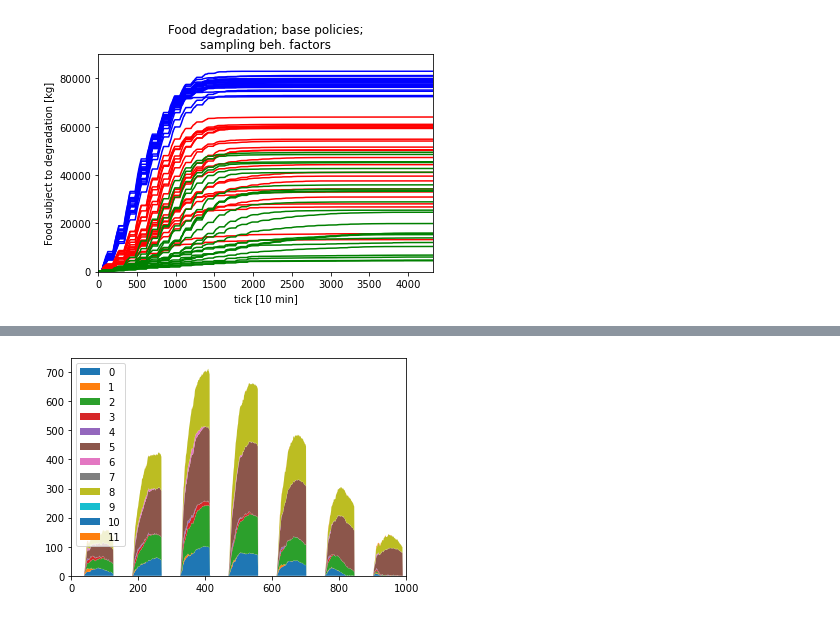
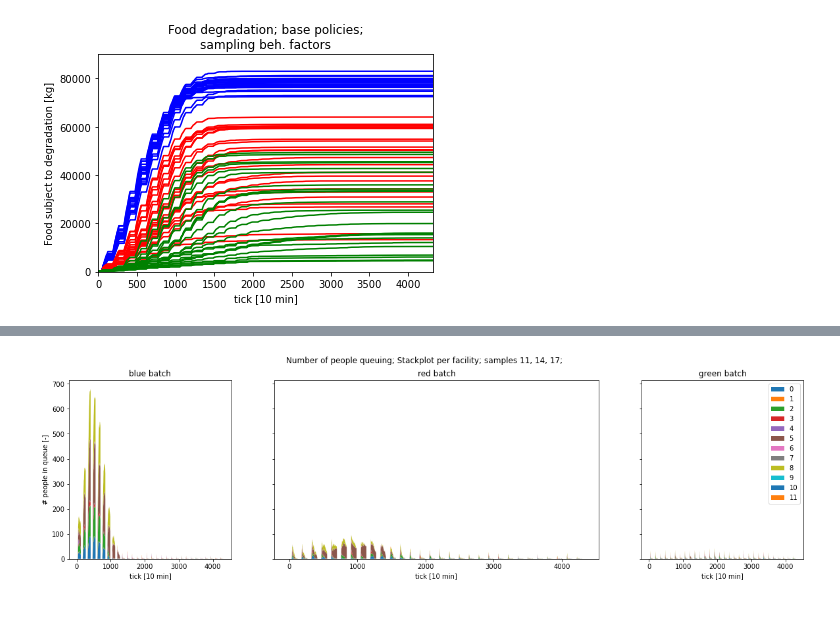
Before and after one commit to daanieo/FATM_ABM, a Jupyter notebook: results/sampling_base/Interpretation.ipynb, the cells around one changed output, grey strips where cells are left out. Saved outputs shown, nothing was run; the diff lists cells and outputs as text; code cells hidden in the pictures.

```diff
--- a/results/sampling_base/Interpretation.ipynb
+++ b/results/sampling_base/Interpretation.ipynb
@@ -117,18 +92,43 @@ plt.show()
-# %%
-# library
-import numpy as np
-import matplotlib.pyplot as plt
-import seaborn as sns
-
-# Data
-y = list()
-for i in range(12):
-    y.append(data.iloc[:4320,i+3])
-
-# Plot
-plt.xlim([0,1000])
-plt.stackplot(x,y, labels=range(0,12))
-plt.legend(loc='upper left')
-plt.show()
-# %% [output]
-[figure, removed]
+# %%
+# library
+import numpy as np
+import matplotlib.pyplot as plt
+import seaborn as sns
+
+# Data
+y = {}
+for j in d:
+    y[j] = list()
+    for i in range(12):
+        y[j].append(data[data.o0==d[j][5]].iloc[:,i+3])
+
+f, (ax0,ax1, ax2) = plt.subplots(1, 3, sharey=True,figsize=(20,5),gridspec_kw={'width_ratios': [1,2, 1]})
+
+# Plot
+ax0.stackplot(x,y[0], labels=range(0,12))
+# ax0.legend(loc='upper right')
+# ax0.set_xlim([0,1000])
+ax0.set_xlabel("tick [10 min]")
+ax0.set_ylabel("# people in queue [-]")
+ax0.set_title("blue batch")
+
+ax1.stackplot(x,y[1], labels=range(0,12))
+# ax1.legend(loc='upper right')
+# ax1.set_xlim([0,2000])
+ax1.set_xlabel("tick [10 min]")
+# ax1.set_ylabel("# people in queue [-]")
+ax1.set_title("red batch")
+
+ax2.stackplot(x,y[2], labels=range(0,12))
+ax2.legend(loc='upper right')
+# ax2.set_xlim([0,1000])
+ax2.set_xlabel("tick [10 min]")
+# ax2.set_ylabel("# people in queue [-]")
+ax2.set_title("green batch")
+
+
+f.suptitle('Number of people queuing; Stackplot per facility; samples %s, %s, %s;'%(d[0][5],d[1][5],d[2][5]));
+
+plt.show()
+# %% [output]
+[figure, added]
```
Also changed, not shown: parts of 5 cells of this notebook, 7 other files.
